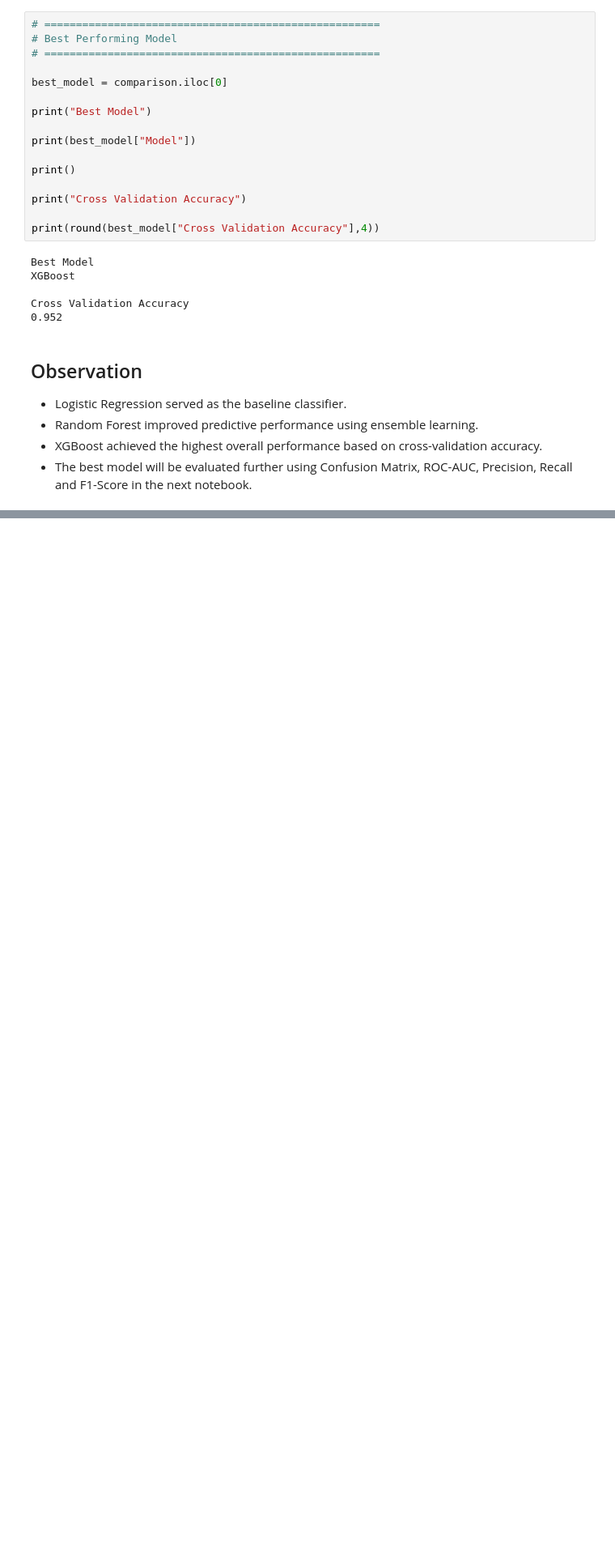
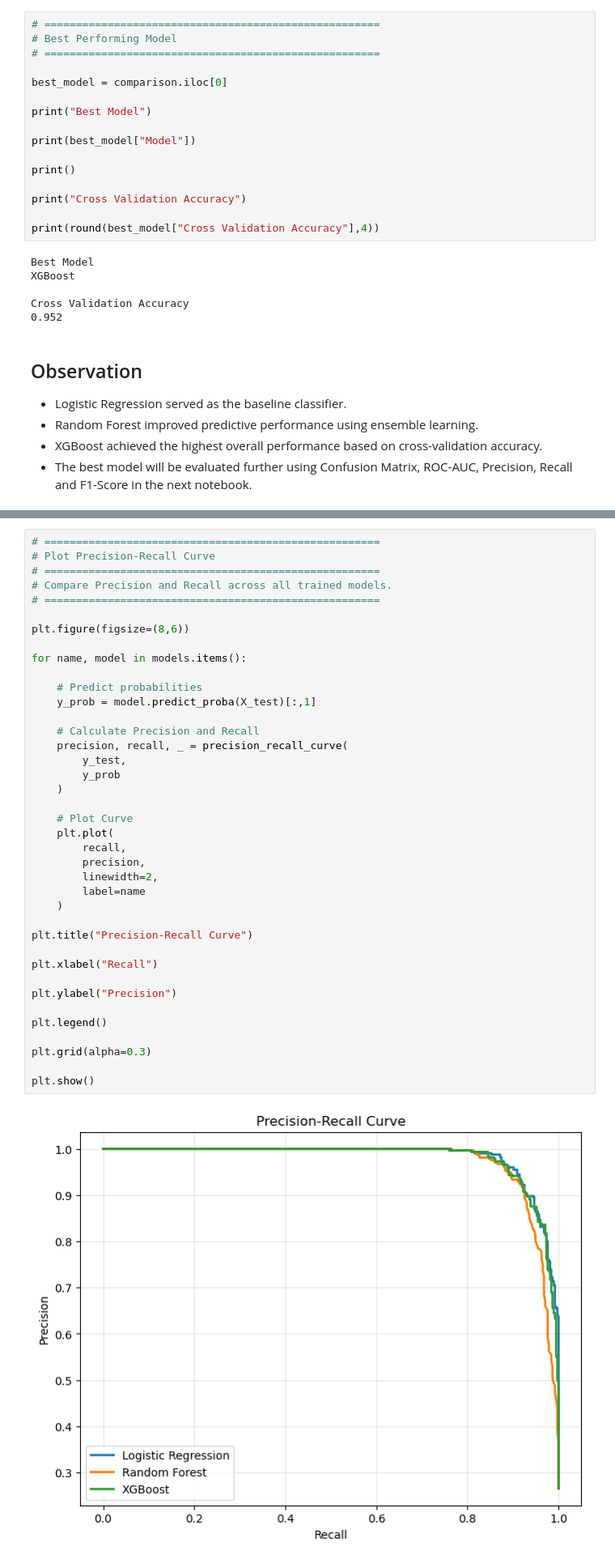
Before and after one commit to nidhi-yadav20799/ChurnShield-Customer-Churn-Prediction-Dashboard, a Jupyter notebook: notebooks/04_Model_Training.ipynb, the cells around one changed output, grey strips where cells are left out. Shown at 81% size. Cells and saved outputs as stored; diff of their text form; blank space fills up the shorter version.

```diff
--- a/notebooks/04_Model_Training.ipynb
+++ b/notebooks/04_Model_Training.ipynb
@@ -294,0 +511,41 @@ Cross Validation Accuracy
+# %%
+# =====================================================
+# Plot Precision-Recall Curve
+# =====================================================
+# Compare Precision and Recall across all trained models.
+# =====================================================
+
+plt.figure(figsize=(8,6))
+
+for name, model in models.items():
+
+    # Predict probabilities
+    y_prob = model.predict_proba(X_test)[:,1]
+
+    # Calculate Precision and Recall
+    precision, recall, _ = precision_recall_curve(
+        y_test,
+        y_prob
+    )
+
+    # Plot Curve
+    plt.plot(
+        recall,
+        precision,
+        linewidth=2,
+        label=name
+    )
+
+plt.title("Precision-Recall Curve")
+
+plt.xlabel("Recall")
+
+plt.ylabel("Precision")
+
+plt.legend()
+
+plt.grid(alpha=0.3)
+
+plt.show()
+# %% [output]
+[figure, added]
```
Also changed, not shown: parts of 19 cells of this notebook.
